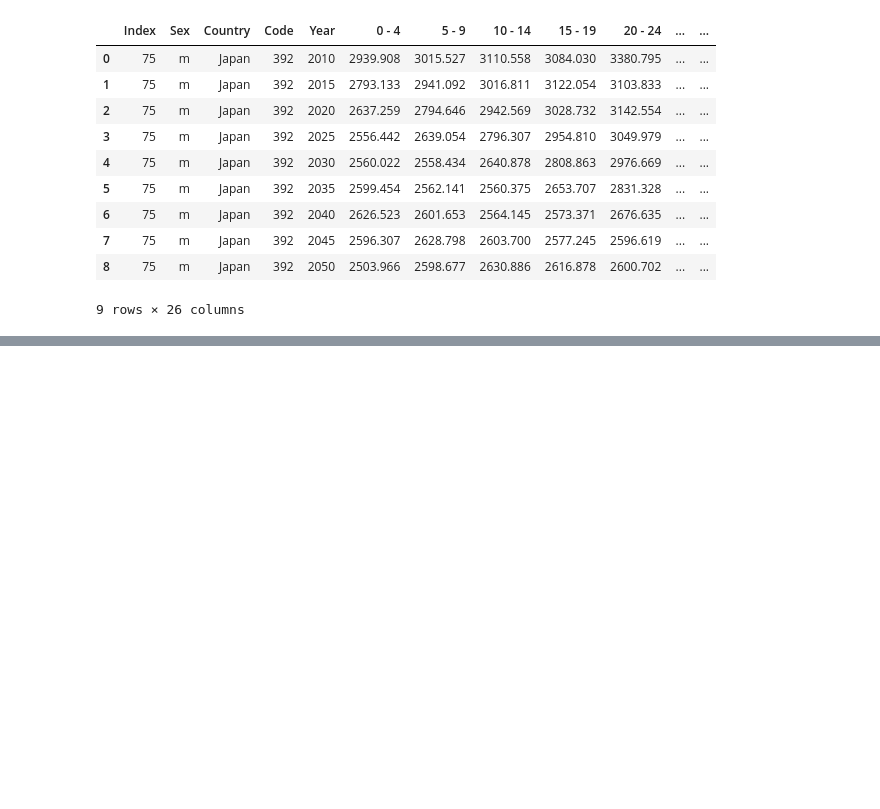
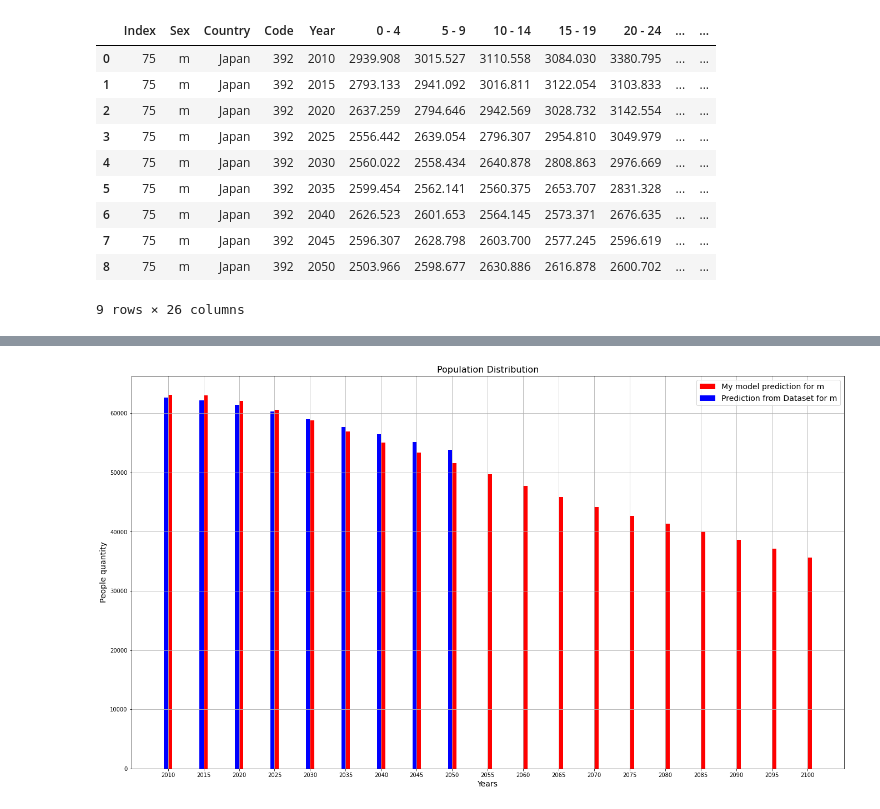
Before and after one commit to vandosik/Discrete-Models, a Jupyter notebook: Lab_1/lab1_jap.ipynb, the cells around one changed output, grey strips where cells are left out. Cells and saved outputs as stored; diff of their text form; code cells hidden in the pictures; blank space fills up the shorter version.

```diff
--- a/Lab_1/lab1_jap.ipynb
+++ b/Lab_1/lab1_jap.ipynb
@@ -154,6 +161,26 @@ def plot_analytics(sex = "m", year = 2050):
     plt.ylabel("People quantity", fontsize = 14)
     plt.title("Population Dynamics", fontsize = 16)
     plt.grid(True)
+
+
+def plot_histograms(sex = "m"):
+
+    plt.figure(figsize=(23,13))
+    width = 0.6
+
+    try:
+        plt.bar(simul_years + width / 2, list(map(sum, [get_data_from_df(fin_df, sex, year) for year in simul_years])), width, color = "r", label = "My model prediction for %s" % (sex))
+        plt.bar(simul_years - width / 2 , list(map(sum, [get_data_from_df(pred_df, sex, year) for year in simul_years])), width, color = "b", label = "Prediction from Dataset for %s" % (sex))
+    except:
+        None
+
+
+    plt.xticks(simul_years)
+    plt.legend(fontsize = 14)
+    plt.xlabel("Years", fontsize = 14)
+    plt.ylabel("People quantity", fontsize = 14)
+    plt.title("Population Distribution", fontsize = 16)
+    plt.grid(True)
 # %%
 plot_analytics(sex = "m", year = 2050)
 # %% [output]
@@ -161,3 +188,7 @@ plot_analytics(sex = "m", year = 2050)
+# %%
+plot_histograms("m")
+# %% [output]
+[figure, added]
 # %%
 plot_analytics(sex = "f", year = 2050)
 # %% [output]
```
Also changed, not shown: parts of 7 cells of this notebook, 1 other file.
